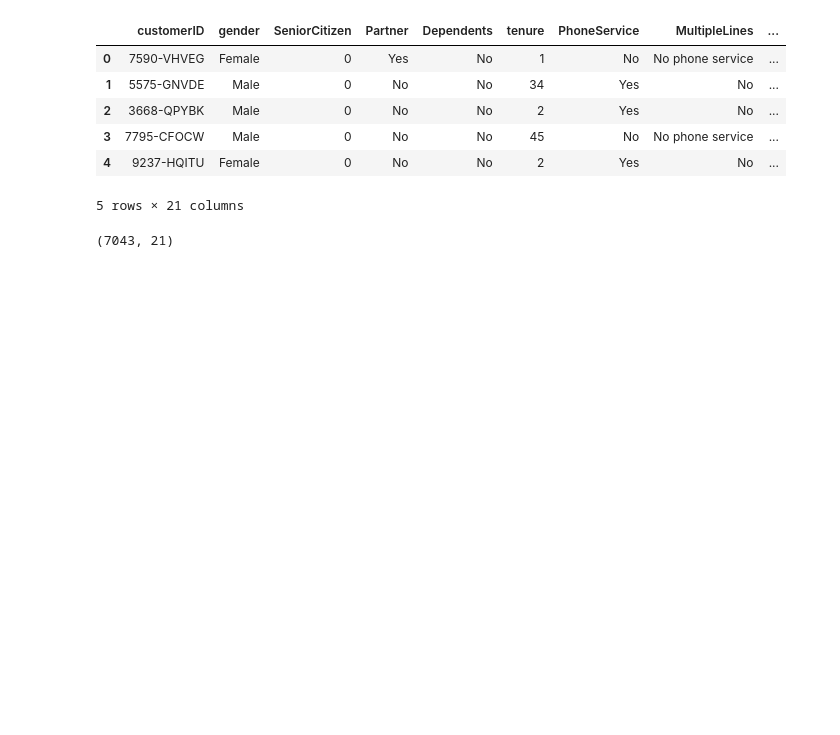
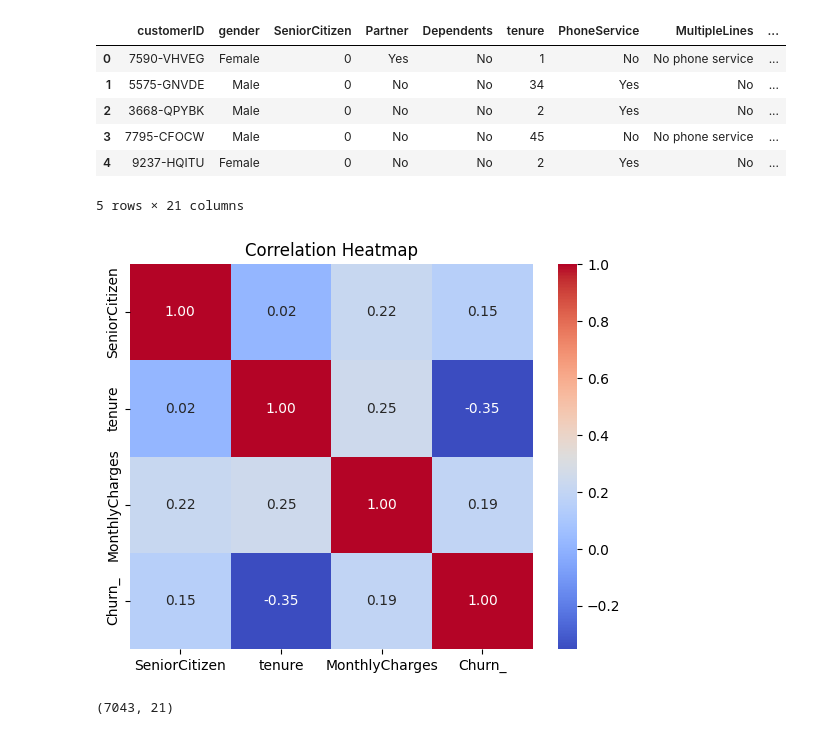
Before and after one commit to faris-alsherif/Customer-Churn-Prediction, a Jupyter notebook: Project_Customer_Churn_Prediction.ipynb, the cells around one changed output. Saved outputs shown, nothing was run; the diff lists cells and outputs as text; code cells hidden in the pictures; blank space fills up the shorter version.

```diff
--- a/Project_Customer_Churn_Prediction.ipynb
+++ b/Project_Customer_Churn_Prediction.ipynb
@@ -28,6 +28,18 @@ df.head()
 | 3 | 7795-CFOCW | Male | 0 | No | No | 45 | No | No phone service | ... |
 | 4 | 9237-HQITU | Female | 0 | No | No | 2 | Yes | No | ... |
 5 rows × 21 columns
+# %%
+# Correlation heatmap
+num_for_corr = df.select_dtypes(include=[np.number]).copy()
+if "Churn" in df.columns:
+    num_for_corr["Churn_"] = (df["Churn"].str.lower().isin(["yes","true","1"])).astype(int)
+
+plt.figure(figsize=(6.5,5))
+sns.heatmap(num_for_corr.corr(), annot=True, cmap="coolwarm", fmt=".2f")
+plt.title("Correlation Heatmap")
+plt.show()
+# %% [output]
+[figure, added]
 # %%
 df.shape
 # %% [output]
```
Also changed, not shown: parts of 8 cells of this notebook.
